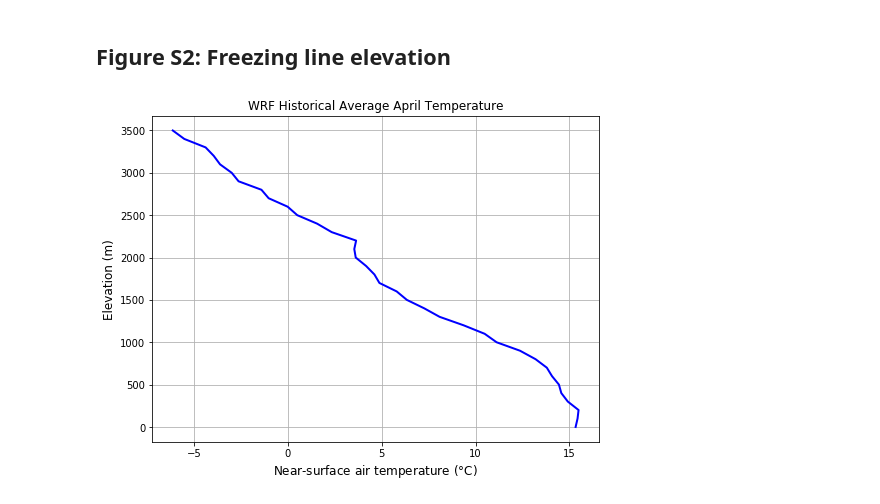
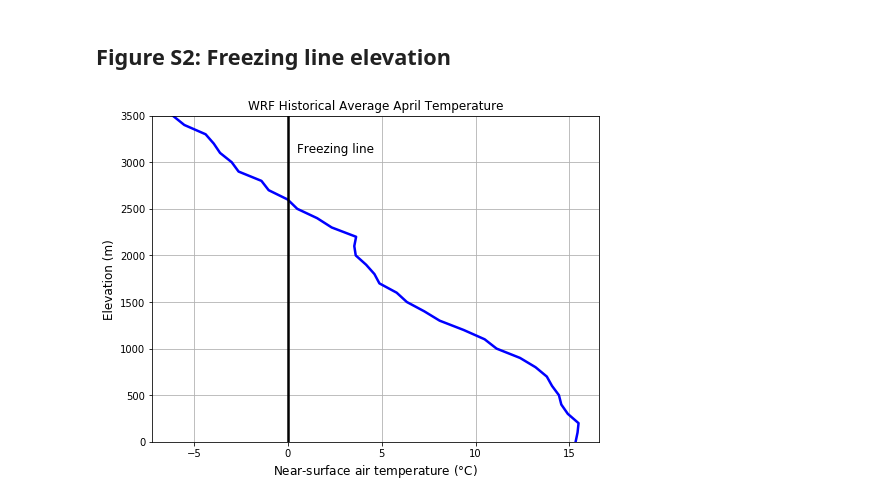
Before and after one commit to neil-berg/doe-downscaling, a Jupyter notebook: paper-figures.ipynb, the cells around one changed output. Cells and saved outputs as stored; diff of their text form; code cells hidden in the pictures.

Commit message:
freezing line added

```diff
--- a/paper-figures.ipynb
+++ b/paper-figures.ipynb
@@ -1056,32 +1056,35 @@ wrf_hist_t2 = wrf_hist_nc.variables['T2'][:,:] -273.15
 wrf_hist_nc.close()
 
 # DataFrame of HGT, ca_mask, WRF, LOCA-WRF, and LOCA-Livneh
 # for binning tmax changes by elevation band
 df = pd.DataFrame()
 df['HGT'] = hgt.flatten()
 df['MASK'] = ca_mask.flatten()
 df['T2'] = wrf_hist_t2.flatten()
 
 # Retain only CA grid cells and non-NaNs
 # df = df[(df['MASK'] == 1) & (df['WRF'] > 0)]
 df = df[(df['MASK'] == 1) & (df['T2'] > -100)]
 
 # Compute avg warming in 100m elevation intervals
 wrf_list = []
 for h in range(0,3600,100):
     temp_df = df[(df['HGT'] >= h) & (df['HGT'] < h + 100)].mean()
     wrf_list.append(temp_df['T2'])
 
 
 # # Temperature change vs. elevation
 fig = plt.figure(figsize=(8,6))
 elev_ticks = [tick for tick in range(0,3600,100)]
 ax = fig.add_subplot(1, 1, 1, adjustable='box')
-plot = ax.plot(wrf_list, elev_ticks, color='blue', linewidth=2, label='WRF')
+plot = ax.plot(wrf_list, elev_ticks, color='blue', linewidth=2.5, label='WRF')
+plt.axvline(x=0, color='black', linewidth=2.5)
 plt.grid(True)
+ax.text(0.5, 3100, 'Freezing line', fontsize=12)
 ax.set_ylabel('Elevation (m)', fontsize=12)
 ax.set_xlabel('Near-surface air temperature ($\degree$C)', fontsize=12)
 ax.set_title('WRF Historical Average April Temperature')
+ax.set_ylim(0, 3500)
 plt.savefig('/Users/nberg/projects/doe/figures/FigureS2.jpeg', dpi=300, bbox_inches='tight')
 # %% [output]
-[figure, old version]
+[figure, new version]
```
